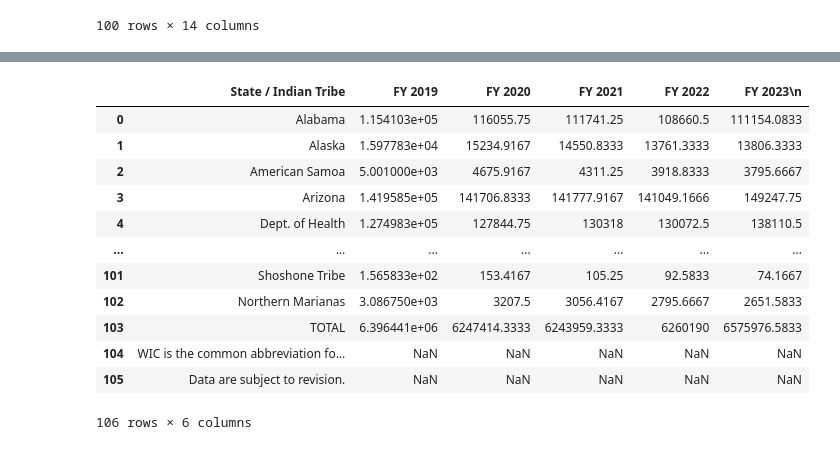
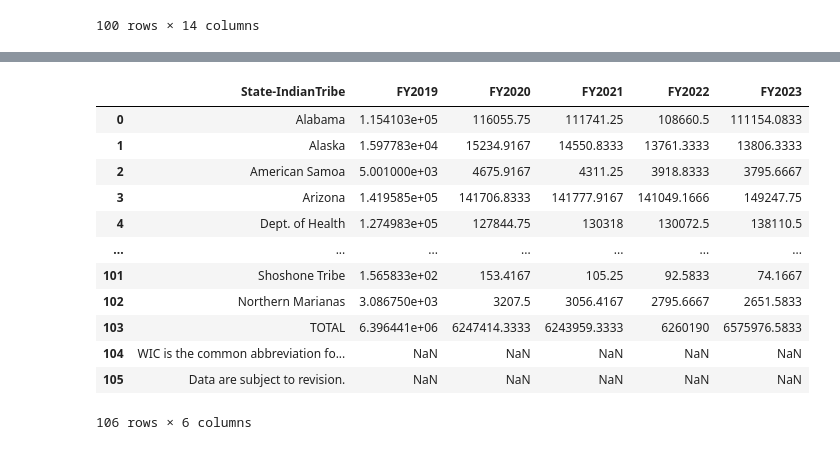
Before and after one commit to chadhollman/hrsa-grants-api, a Jupyter notebook: EHB Grants.ipynb, the cells around one changed output, grey strips where cells are left out. Drawn from its saved outputs; the diff is of its cells as text; code cells hidden in the pictures.

```diff
--- a/EHB Grants.ipynb
+++ b/EHB Grants.ipynb
@@ -174,10 +198,10 @@ wic_xls_clean = wic_xls_df.dropna().copy()
 wic_xls_clean.to_csv("data/output/wic_totals.csv", index=False)
 # %%
 wic_state_xls = pd.read_excel("data/26wifypart-10.xlsx", skiprows = 2)
-wic_state_xls_df = wic_state_xls
+wic_state_xls_df = wic_state_xls.rename(columns=lambda x: x.replace(" ", "").replace("/", "-").replace("\n", ""))
 wic_state_xls_df
 # %% [output]
-|  | State / Indian Tribe | FY 2019 | FY 2020 | FY 2021 | FY 2022 | FY 2023\n |
+|  | State-IndianTribe | FY2019 | FY2020 | FY2021 | FY2022 | FY2023 |
 | 0 | Alabama | 1.154103e+05 | 116055.75 | 111741.25 | 108660.5 | 111154.0833 |
 | 1 | Alaska | 1.597783e+04 | 15234.9167 | 14550.8333 | 13761.3333 | 13806.3333 |
 | 2 | American Samoa | 5.001000e+03 | 4675.9167 | 4311.25 | 3918.8333 | 3795.6667 |
```
Also changed, not shown: parts of 10 cells of this notebook.
